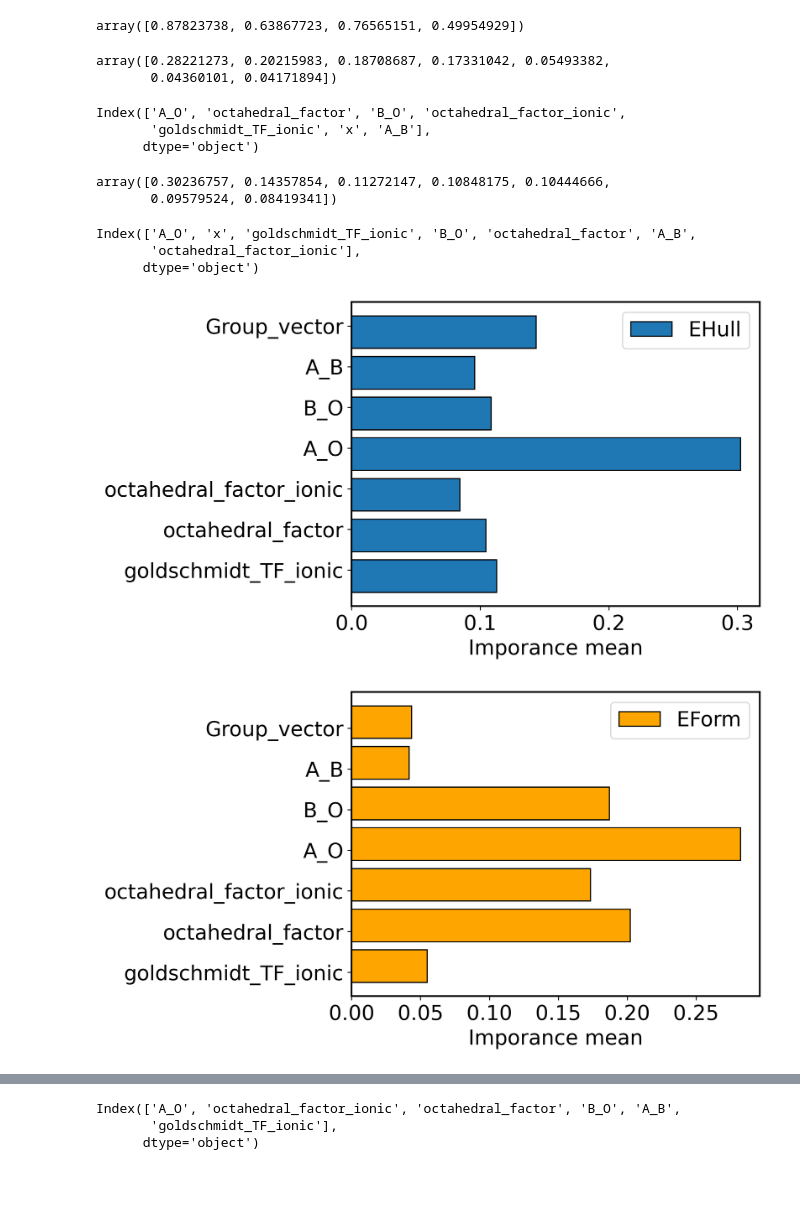
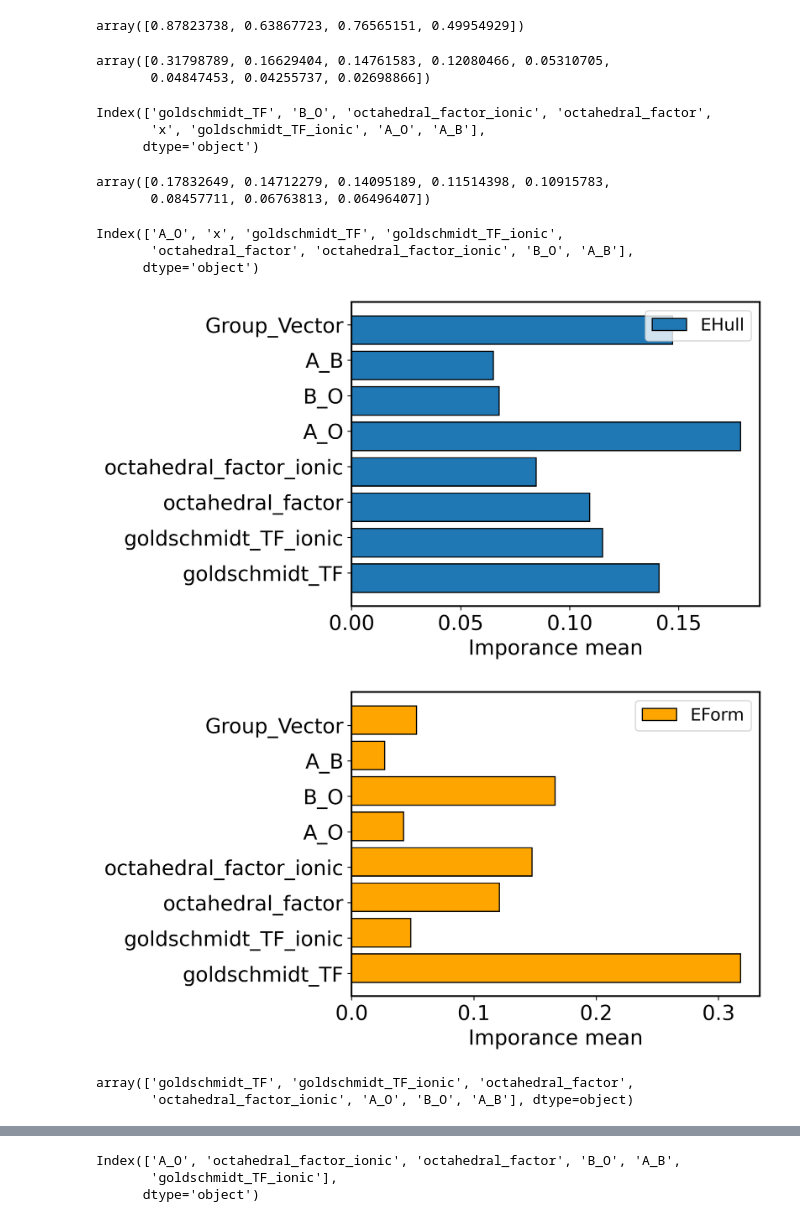
Before and after one commit to spriti523/Lanthanide-richness-vs-stability, a Jupyter notebook: Ehull_EForm_regression.ipynb, the cells around one changed output, grey strips where cells are left out. Saved outputs shown, nothing was run; the diff lists cells and outputs as text; code cells hidden in the pictures; blank space fills up the shorter version.

```diff
--- a/Ehull_EForm_regression.ipynb
+++ b/Ehull_EForm_regression.ipynb
@@ -128,7 +128,7 @@ def random_forest_lanth(A,B):
     return(np.mean((ytest_clf-y_test)**2))
 # %%
 grp_vect=pd.read_csv('/Users/sampreetibhattacharya/Documents/vestalab/ML_proj/group_vect.csv')
-ytr_scaled=pd.read_csv('/Users/sampreetibhattacharya/Documents/vestalab/ML_proj/Y.csv')
+ytr_scaled=pd.read_csv('/Users/sampreetibhattacharya/Documents/vestalab/ML_proj/Ytr.csv')
 y_hull=pd.read_csv('/Users/sampreetibhattacharya/Documents/vestalab/ML_proj/Y_new_Ehull.csv')
 y_form=pd.read_csv('/Users/sampreetibhattacharya/Documents/vestalab/ML_proj/Y_new_form.csv')
 
@@ -268,7 +213,7 @@ def random_forest_lanth(A,B):
     best_param=clf.cv_results_['params'][clf.best_index_]
     tlf = RandomForestRegressor(n_estimators=best_param['n_estimators'],criterion=best_param['criterion'],max_samples=best_param['max_samples'])
     tlf=tlf.fit(A,B.iloc[:])
-    result = permutation_importance(tlf, A,B.iloc[:] , n_repeats=20)
+    result = permutation_importance(tlf, A,B.iloc[:] , n_repeats=50)
 
 
 
@@ -279,7 +224,7 @@ def random_forest_lanth(A,B):
 result_form={}
 result_hull={}
 
-pred_mat_nl=pd.DataFrame(np.append(np.matrix(ytsc_new.iloc[:,1:]),grp_vect_new.iloc[:,1:],axis=1),columns=np.append(ytsc_new.columns[1:],grp_vect_new.columns[1:]))
+pred_mat_nl=pd.DataFrame(np.append(np.matrix(ytsc_new.iloc[:,0:]),grp_vect_new.iloc[:,1:],axis=1),columns=np.append(ytsc_new.columns[0:],grp_vect_new.columns[1:]))
 result_form=random_forest_lanth(pred_mat_nl,ynew_scaled_form)
 
 result_hull=random_forest_lanth(pred_mat_nl,ynew_scaled_hull)
@@ -291,15 +236,15 @@ display(pred_mat_nl.columns[result_form.importances_mean.argsort()[::-1][:20]])
 display(result_hull.importances_mean[result_hull.importances_mean.argsort()[::-1][:20]])
 display(pred_mat_nl.columns[result_hull.importances_mean.argsort()[::-1][:20]])
 # %% [output]
-array([0.28221273, 0.20215983, 0.18708687, 0.17331042, 0.05493382,
-       0.04360101, 0.04171894])
+array([0.31798789, 0.16629404, 0.14761583, 0.12080466, 0.05310705,
+       0.04847453, 0.04255737, 0.02698866])
-Index(['A_O', 'octahedral_factor', 'B_O', 'octahedral_factor_ionic',
-       'goldschmidt_TF_ionic', 'x', 'A_B'],
+Index(['goldschmidt_TF', 'B_O', 'octahedral_factor_ionic', 'octahedral_factor',
+       'x', 'goldschmidt_TF_ionic', 'A_O', 'A_B'],
       dtype='object')
-array([0.30236757, 0.14357854, 0.11272147, 0.10848175, 0.10444666,
-       0.09579524, 0.08419341])
+array([0.17832649, 0.14712279, 0.14095189, 0.11514398, 0.10915783,
+       0.08457711, 0.06763813, 0.06496407])
-Index(['A_O', 'x', 'goldschmidt_TF_ionic', 'B_O', 'octahedral_factor', 'A_B',
-       'octahedral_factor_ionic'],
+Index(['A_O', 'x', 'goldschmidt_TF', 'goldschmidt_TF_ionic',
+       'octahedral_factor', 'octahedral_factor_ionic', 'B_O', 'A_B'],
       dtype='object')
 # %%
 
@@ -309,40 +254,39 @@ mpl.rcParams['figure.dpi'] = 300
 plt.rcParams['font.size'] = 18
 ## Plotting the importance with the group vector for EHull and EForm as the responses
 ##respectively
 #pred_mat_nl.columns.values[6]="Group_vector"
 
-labs = ['goldschmidt_TF_ionic', 'octahedral_factor',
-       'octahedral_factor_ionic', 'A_O', 'B_O', 'A_B', 'Group_vector']
-
+labs = pred_mat_nl.columns.to_list()
+labs[7]='Group_Vector'
 
 X_axis = np.arange(len(labs))
 
 
 plt.subplot(1,1,1)
 plt.barh(X_axis-0.15,result_hull.importances_mean,label='EHull',edgecolor = 'black',height=0.8) ## Regressing with EHull
 plt.yticks(X_axis, labs,rotation = 0,fontsize=18)
 plt.xlabel("Imporance mean")
-plt.legend()
+plt.legend(fontsize=15)
 ax = plt.gca()
 for axis in ['top','bottom','left','right']:
     ax.spines[axis].set_linewidth(1.5)
 plt.show()
 
 
 plt.subplot(1,1,1)
 plt.barh(X_axis+0.15,result_form.importances_mean,label='EForm',edgecolor = 'black',height=0.8,color="orange") # Regressing with EForm
 plt.yticks(X_axis, labs,rotation = 0,fontsize=18)
 plt.xlabel("Imporance mean")
-plt.legend()
+plt.legend(fontsize=15)
 ax = plt.gca()
 for axis in ['top','bottom','left','right']:
     ax.spines[axis].set_linewidth(1.5)
 
 
 plt.show()
 # %% [output]
-[figure, old version]
+[figure, new version]
-[figure, old version]
+[figure, new version]
 # %%
 ## To separate and then get the variable importance
 #ideally grp_vect_new_hull = grp_vect_new_form, when finalised with the code we can merge the two
@@ -370,6 +314,11 @@ result_form_1=random_forest_lanth(new_pdmat_1,ynew_scaled_form.iloc[ind3])
 
 result_hull_0=random_forest_lanth(new_pdmat_0,ynew_scaled_hull.iloc[ind2])
 result_hull_1=random_forest_lanth(new_pdmat_1,ynew_scaled_hull.iloc[ind3])
+# %%
+pred_mat_nl.columns.values[0:7]
+# %% [output]
+array(['goldschmidt_TF', 'goldschmidt_TF_ionic', 'octahedral_factor',
+       'octahedral_factor_ionic', 'A_O', 'B_O', 'A_B'], dtype=object)
 # %%
 import matplotlib.pyplot as plt
 
```
Also changed, not shown: parts of 3 cells of this notebook.
